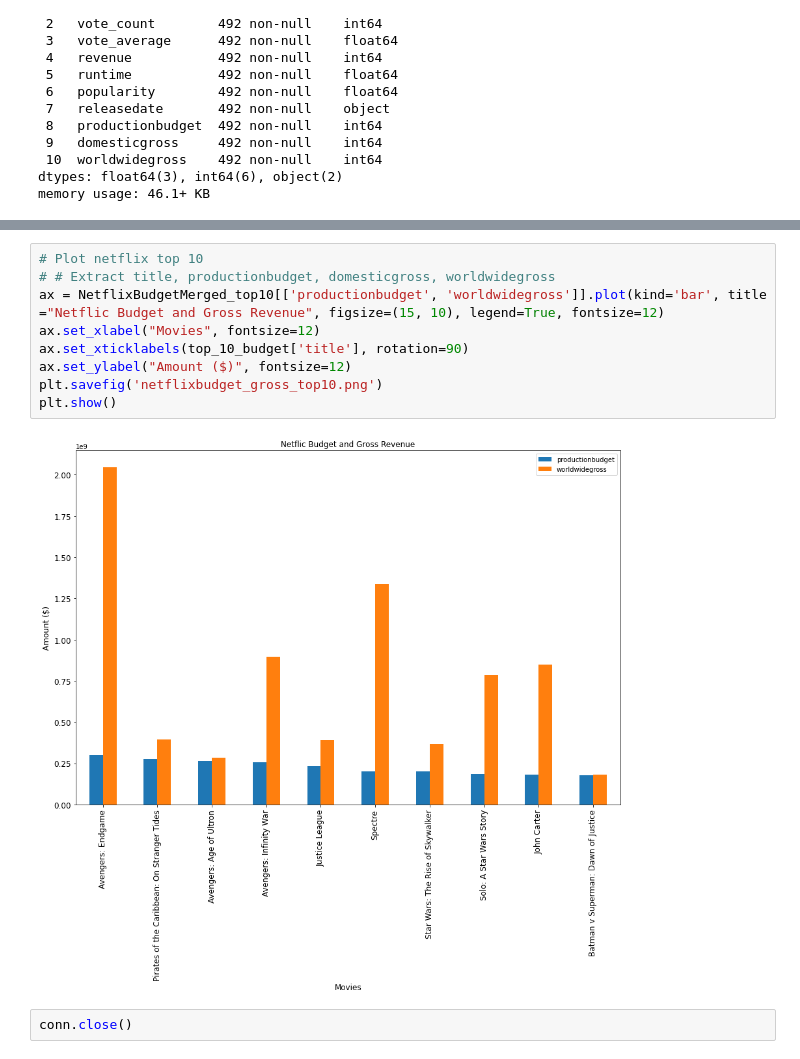
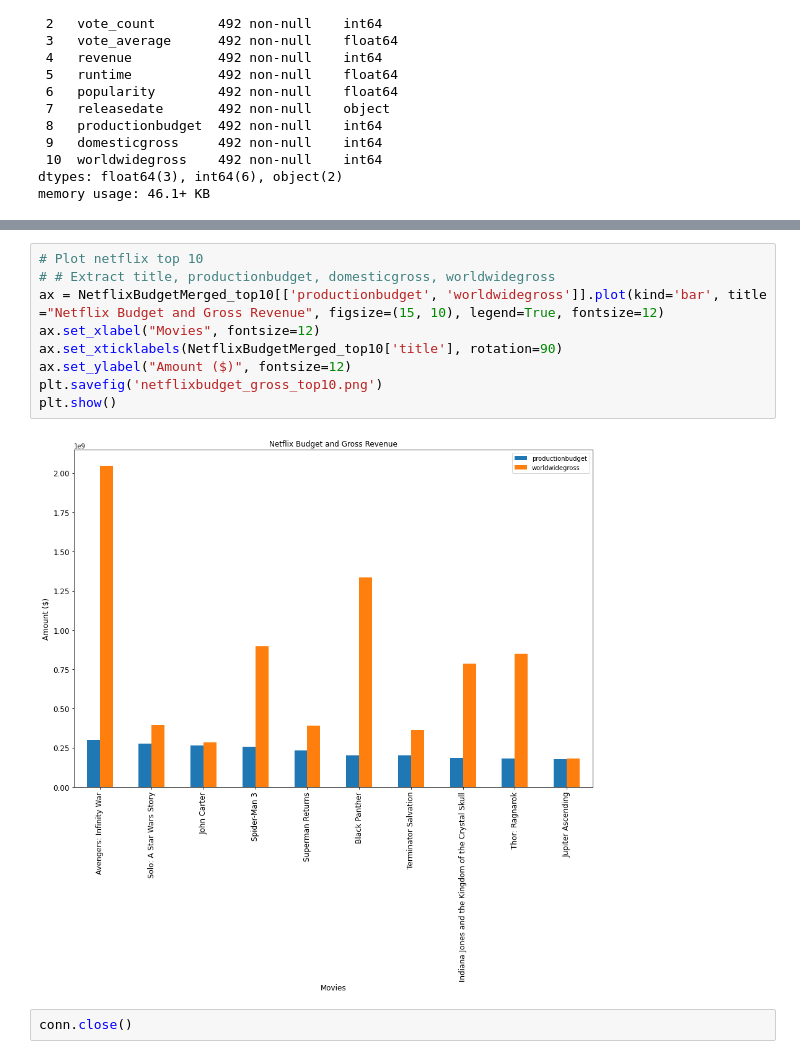
Before and after one commit to LenSin3/Conservatory-ETL-Project, a Jupyter notebook: ETL-Project/ETL-Load.ipynb, the cells around one changed output, grey strips where cells are left out. Cells and saved outputs as stored; diff of their text form.

```diff
--- a/ETL-Project/ETL-Load.ipynb
+++ b/ETL-Project/ETL-Load.ipynb
@@ -193,13 +224,13 @@ NetflixBudgetMerged_top10
 # %%
 # Plot netflix top 10
 # # Extract title, productionbudget, domesticgross, worldwidegross
-ax = NetflixBudgetMerged_top10[['productionbudget', 'worldwidegross']].plot(kind='bar', title ="Netflic Budget and Gross Revenue", figsize=(15, 10), legend=True, fontsize=12)
+ax = NetflixBudgetMerged_top10[['productionbudget', 'worldwidegross']].plot(kind='bar', title ="Netflix Budget and Gross Revenue", figsize=(15, 10), legend=True, fontsize=12)
 ax.set_xlabel("Movies", fontsize=12)
-ax.set_xticklabels(top_10_budget['title'], rotation=90)
+ax.set_xticklabels(NetflixBudgetMerged_top10['title'], rotation=90)
 ax.set_ylabel("Amount ($)", fontsize=12)
 plt.savefig('netflixbudget_gross_top10.png')
 plt.show()
 # %% [output]
-[figure, old version]
+[figure, new version]
 # %%
 conn.close()
```
Also changed, not shown: parts of 4 cells of this notebook, 5 other files.
